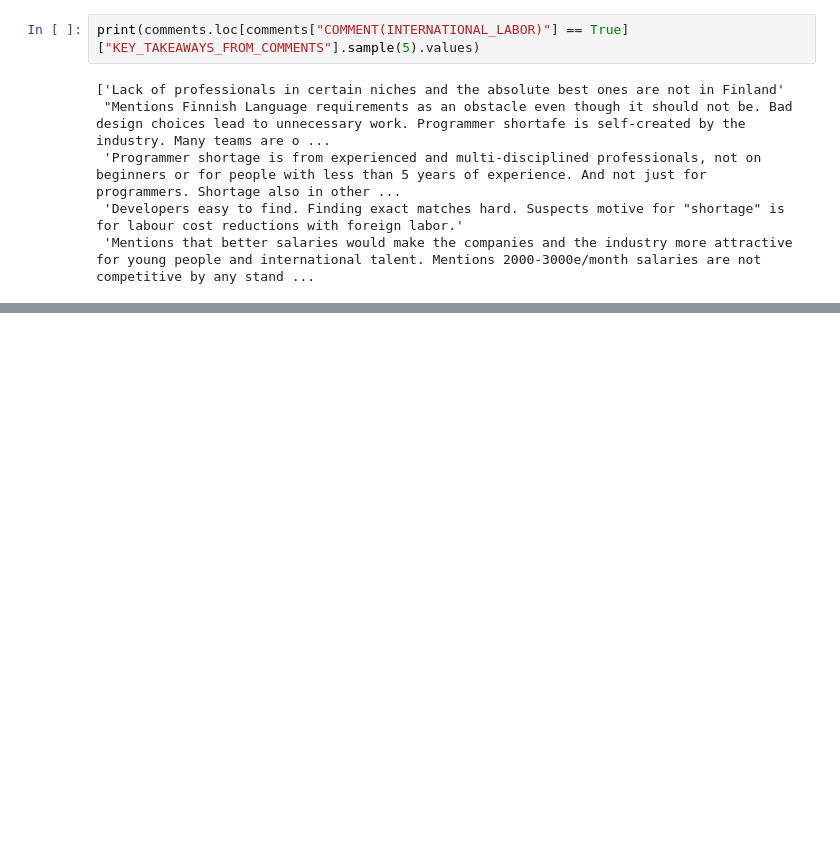
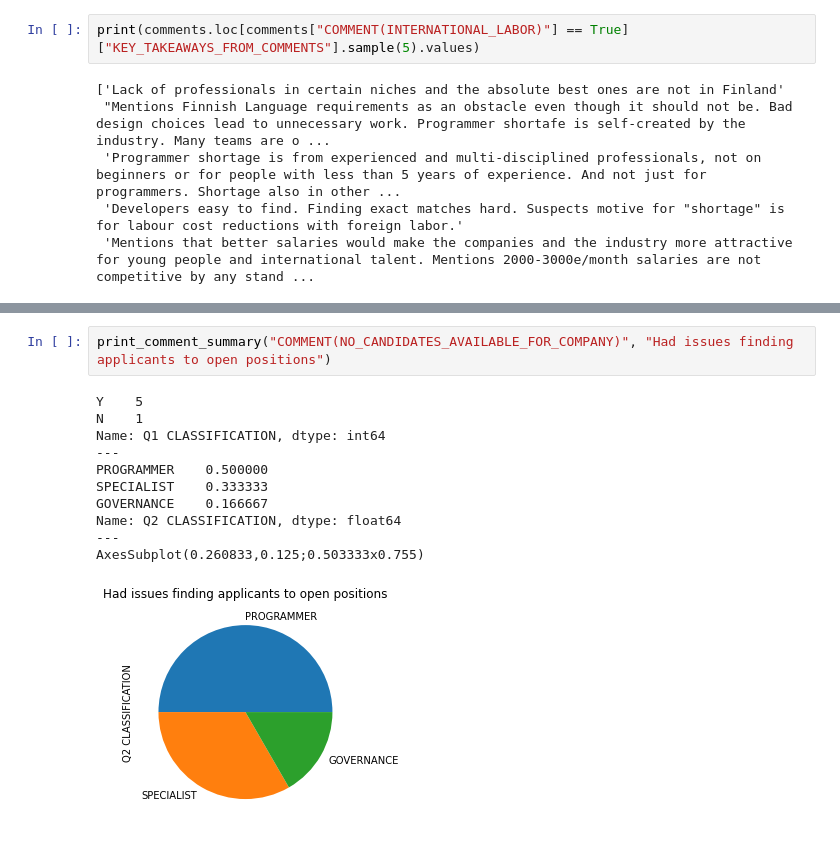
Before and after one commit to Eeko/koodaripula.com, a Jupyter notebook: datasets/3-comment_analysis-2.ipynb, the cells around one changed output, grey strips where cells are left out. Saved outputs shown, nothing was run; the diff lists cells and outputs as text; blank space fills up the shorter version.

```diff
--- a/datasets/3-comment_analysis-2.ipynb
+++ b/datasets/3-comment_analysis-2.ipynb
@@ -86,0 +156,14 @@ print(comments.loc[comments["COMMENT(INTERNATIONAL_LABOR)"] == True]["KEY_TAKEAW
+# %%
+print_comment_summary("COMMENT(NO_CANDIDATES_AVAILABLE_FOR_COMPANY)", "Had issues finding applicants to open positions")
+# %% [output]
+Y    5
+N    1
+Name: Q1 CLASSIFICATION, dtype: int64
+---
+PROGRAMMER    0.500000
+SPECIALIST    0.333333
+GOVERNANCE    0.166667
+Name: Q2 CLASSIFICATION, dtype: float64
+---
+AxesSubplot(0.260833,0.125;0.503333x0.755)
+[figure, added]
```
Also changed, not shown: parts of 15 cells of this notebook, 2 other files.
